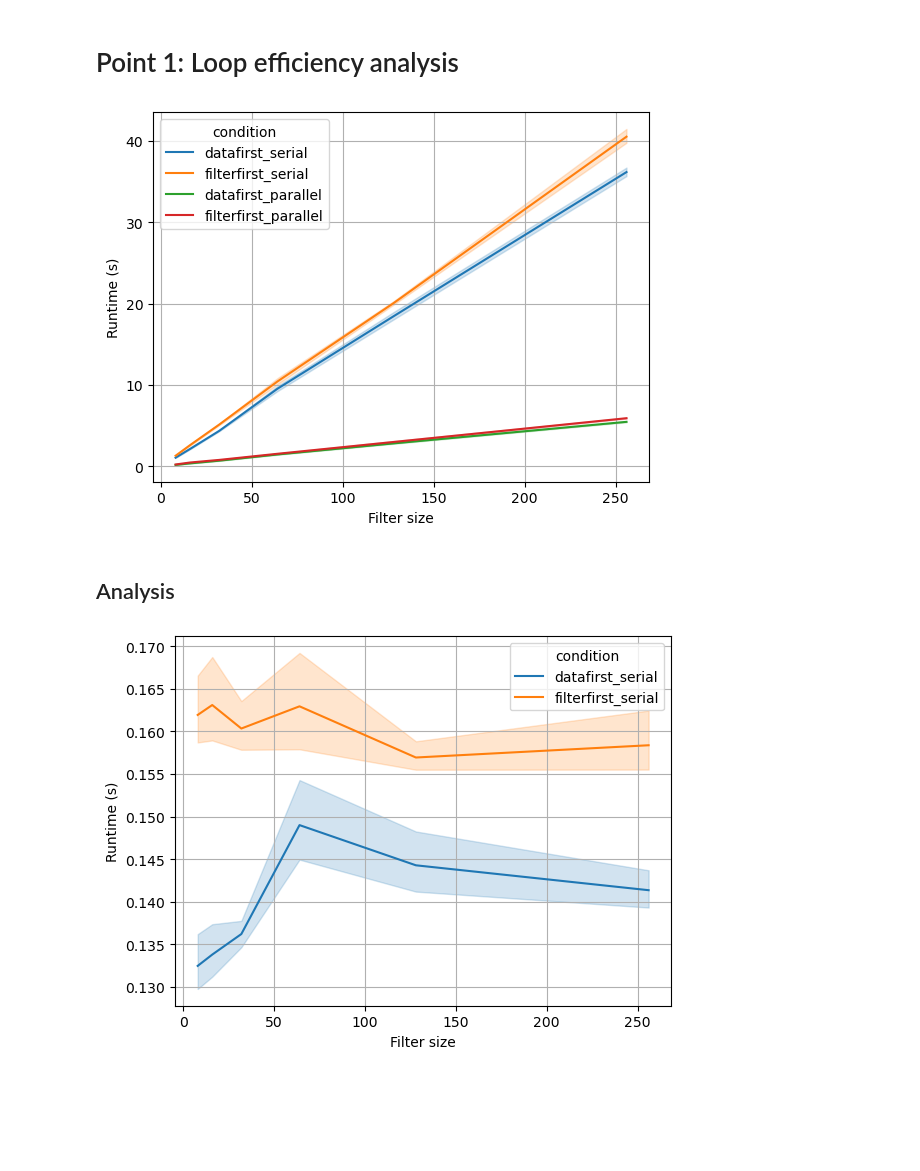
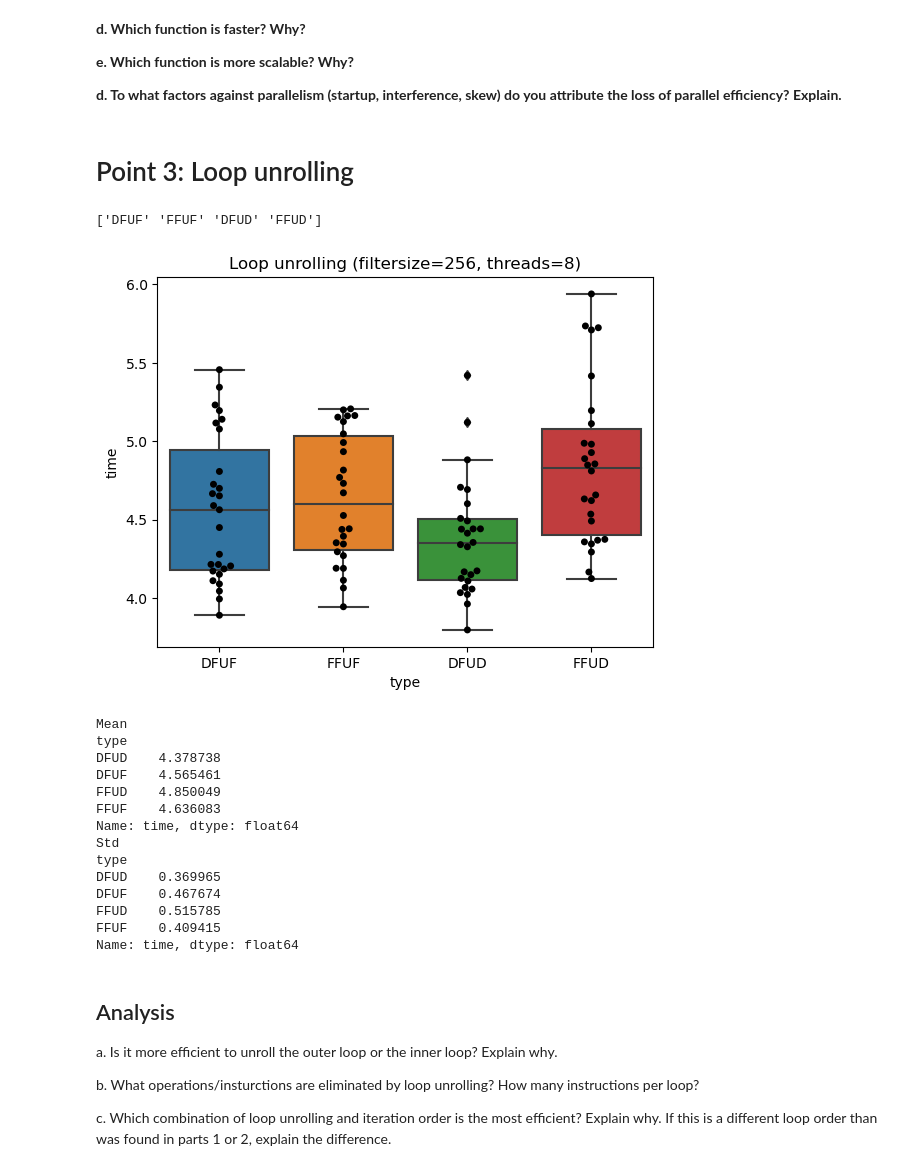
Before and after one commit to jabarragann/pplectures2022, a Jupyter notebook: activities/Activity2/analyze_results.ipynb, the cells around one changed output. Cells and saved outputs as stored; diff of their text form; code cells hidden in the pictures; blank space fills up the shorter version.

```diff
--- a/activities/Activity2/analyze_results.ipynb
+++ b/activities/Activity2/analyze_results.ipynb
@@ -13,26 +134,47 @@ def format_plot1(ax, title=None):
+# %% [markdown]
+**d. Which function is faster? Why?**
+
+**e. Which function is more scalable? Why?**
+
+**d. To what factors against parallelism (startup, interference, skew) do you attribute the loss of parallel efficiency? Explain.**
 # %% [markdown]
-# Point 1: Loop efficiency analysis
+# Point 3: Loop unrolling
-# %%
-# Complete
-exp_df = pd.read_csv("./results/experiment1.csv")
-exp_df["condition"] = exp_df['type'].astype(str) +"_"+ exp_df["exec_type"]
-exp_df["norm_time"] = exp_df["time"]/exp_df["filter_size"]
-
-fig,ax = plt.subplots(1,1)
-sns.lineplot(data=exp_df, x="filter_size", y="time", hue="condition", ax=ax)
-ax = format_plot1(ax)
-plt.show()
-# %% [output]
-[figure, removed]
-# %% [markdown]
-## Analysis
-# %%
-filtered_df = exp_df.loc[exp_df["exec_type"]=="serial"]
-filtered_df.head()
-
-fig,ax = plt.subplots(1,1)
-sns.lineplot(data=filtered_df, x="filter_size", y="norm_time", hue="condition", ax=ax)
-ax = format_plot1(ax)
-plt.show()
-# %% [output]
-[figure, removed]
+# %%
+exp3_df = pd.read_csv("./results/experiment3_final1.csv")
+
+print(exp3_df['type'].unique())
+fig, ax = plt.subplots(1,1)
+ax.set_title("Loop unrolling (filtersize=256, threads=8)")
+sns.boxplot(data=exp3_df,y='time',x='type')
+sns.swarmplot(data=exp3_df,y='time',x='type',color='black')
+plt.show()
+
+print("Mean")
+print(exp3_df.groupby('type')['time'].mean())
+print("Std")
+print(exp3_df.groupby('type')['time'].std())
+# %% [output]
+['DFUF' 'FFUF' 'DFUD' 'FFUD']
+[figure, added]
+Mean
+type
+DFUD    4.378738
+DFUF    4.565461
+FFUD    4.850049
+FFUF    4.636083
+Name: time, dtype: float64
+Std
+type
+DFUD    0.369965
+DFUF    0.467674
+FFUD    0.515785
+FFUF    0.409415
+Name: time, dtype: float64
+# %% [markdown]
+## Analysis
+
+a. Is it more efficient to unroll the outer loop or the inner loop? Explain why.
+
+b. What operations/insturctions are eliminated by loop unrolling? How many instructions per loop?
+
+c. Which combination of loop unrolling and iteration order is the most efficient? Explain why. If this is a different loop order than was found in parts 1 or 2, explain the difference.
```
Also changed, not shown: parts of 14 cells of this notebook, 2 other files.
